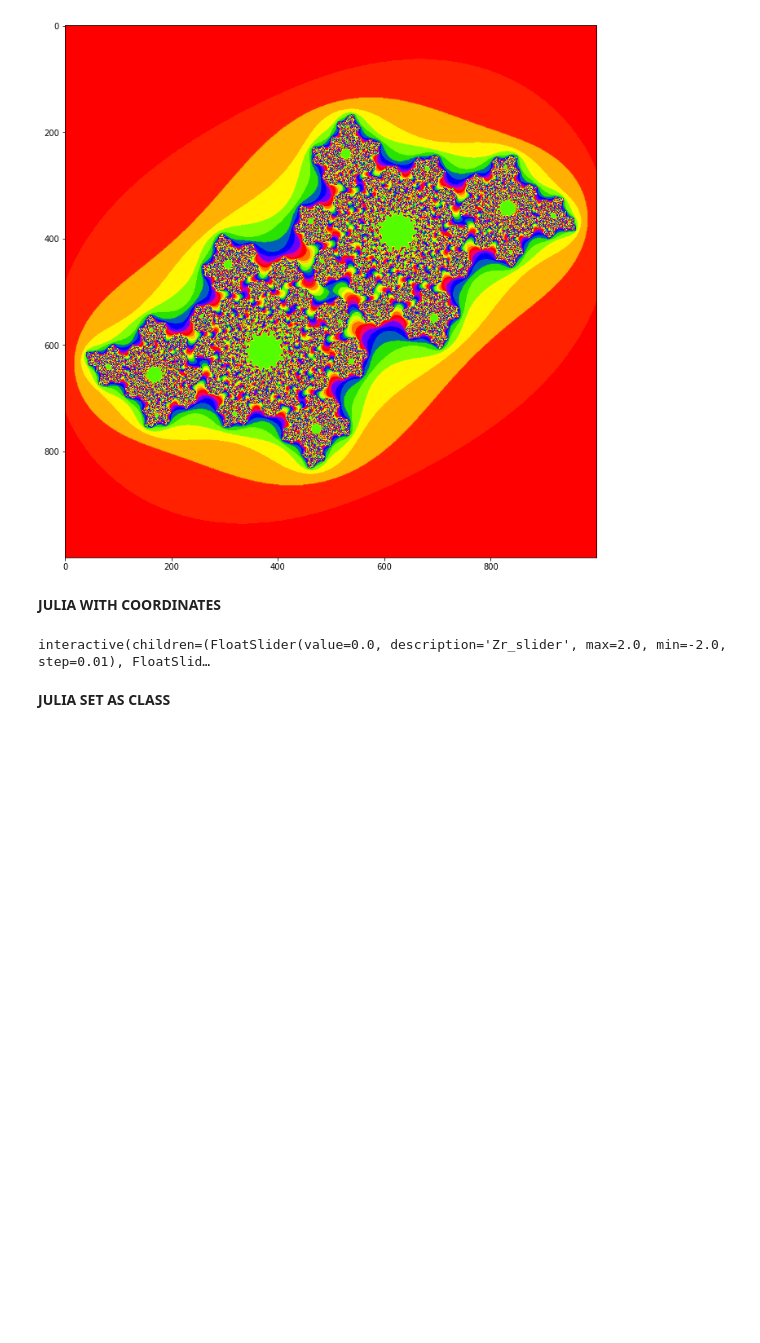
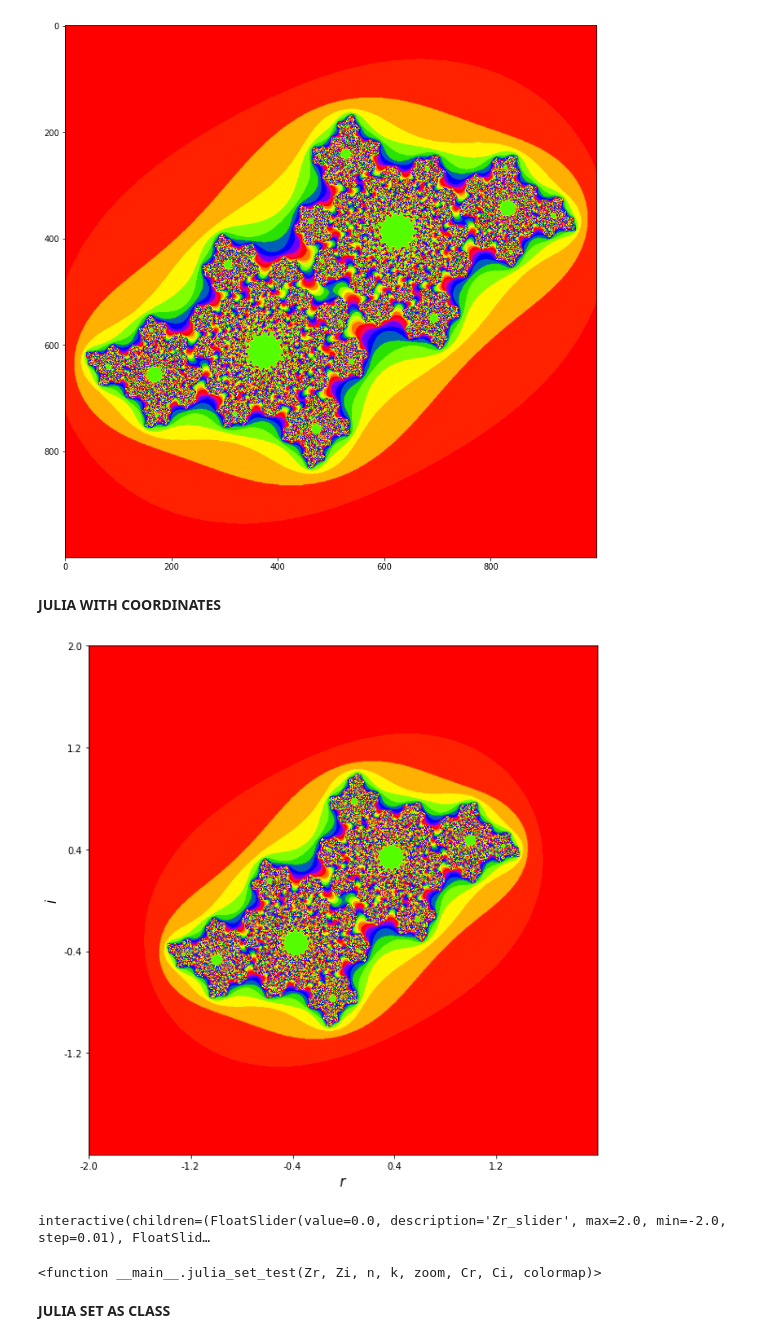
Before and after one commit to STE0493/VVP_cv_du, a Jupyter notebook: projekt/projekt.ipynb, the cells around one changed output. Saved outputs shown, nothing was run; the diff lists cells and outputs as text; code cells hidden in the pictures; blank space fills up the shorter version.

Commit message:
projekt test

```diff
--- a/projekt/projekt.ipynb
+++ b/projekt/projekt.ipynb
@@ -518,7 +518,7 @@ def julia_set_test(Zr, Zi, n, k, zoom, Cr, Ci, colormap):
         #add modified divergence matrix to the final matrix
         matrix = matrix + m
     #set figure size
-    fig, ax = plt.subplots(figsize=(20, 12))
+    fig, ax = plt.subplots(figsize=(15, 10))
 
     tics = [0, 200, 400, 600, 800, 1000]
     ax.set_xticks(tics)
@@ -533,6 +533,20 @@ def julia_set_test(Zr, Zi, n, k, zoom, Cr, Ci, colormap):
     ax.imshow(matrix, cmap=colormap)
 
     return
+# %%
+Zr_min = -1.5
+Zr_max = 1.5
+Zi_min = -1.5
+Zi_max = 1.5
+
+n = 1000
+k = 100
+Cr = -0.4
+Ci = 0.6
+#Zr, Zi, n, k, zoom, Cr, Ci, colormap
+julia_set_test(0,0,n,k,0,Cr,Ci,colormap)
+# %% [output]
+[figure, added]
 # %%
 Zr_min = -1.5
 Zr_max = 1.5
@@ -560,9 +574,10 @@ Zi_slider = widgets.FloatSlider(min=-2, max=2, value=0.0, step=0.01, description
 zoom_slider = widgets.IntSlider(min=0, max=9999, value=0, step=1, description="zoom_slider")
 Cr_slider =  widgets.FloatSlider(min=-5.0, max=5.0, value=-0.4, step=0.01, description="Cr_slider")
 Ci_slider =  widgets.FloatSlider(min=-5.0, max=5.0, value=0.6, step=0.01, description="Ci_slider")
-interact_manual(julia_set_test, Zr = Zr_slider, Zi = Zi_slider, n = fixed(1000), k=100, zoom = zoom_slider, Cr=Cr_slider, Ci=Ci_slider, colormap = colormap_text);
+interact_manual(julia_set_test, Zr = Zr_slider, Zi = Zi_slider, n = fixed(1000), k=100, zoom = zoom_slider, Cr=Cr_slider, Ci=Ci_slider, colormap = colormap_text)
 # %% [output]
 interactive(children=(FloatSlider(value=0.0, description='Zr_slider', max=2.0, min=-2.0, step=0.01), FloatSlid…
+<function __main__.julia_set_test(Zr, Zi, n, k, zoom, Cr, Ci, colormap)>
 # %% [markdown]
 **JULIA SET AS CLASS**
 # %%
```
Also changed, not shown: parts of 2 cells of this notebook.
